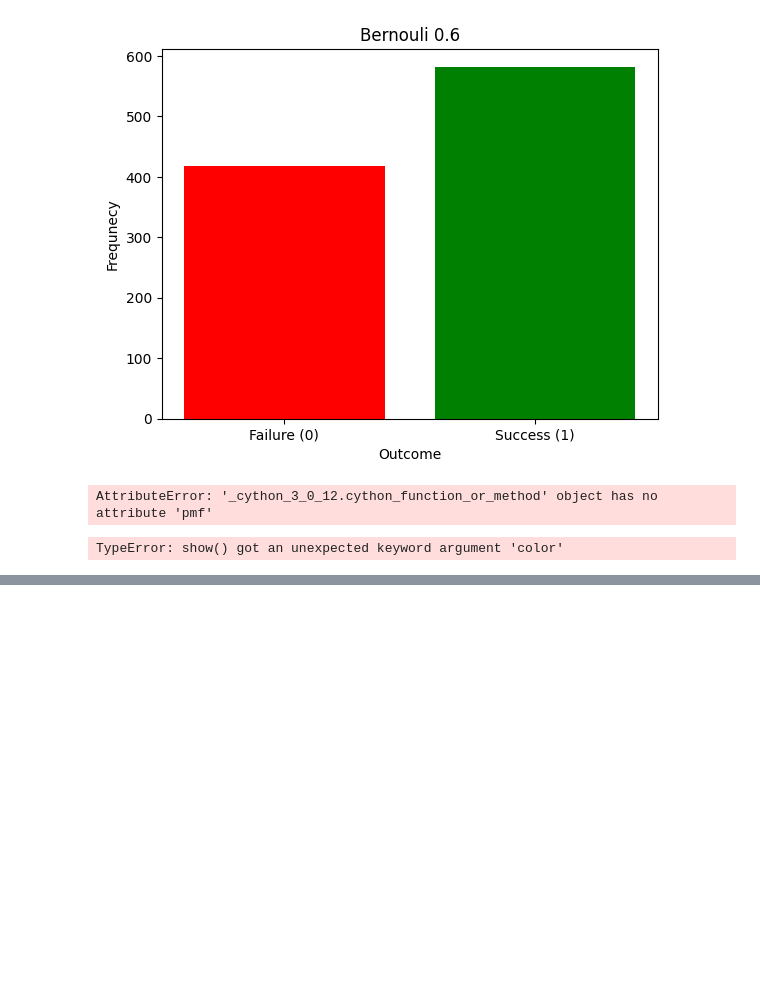
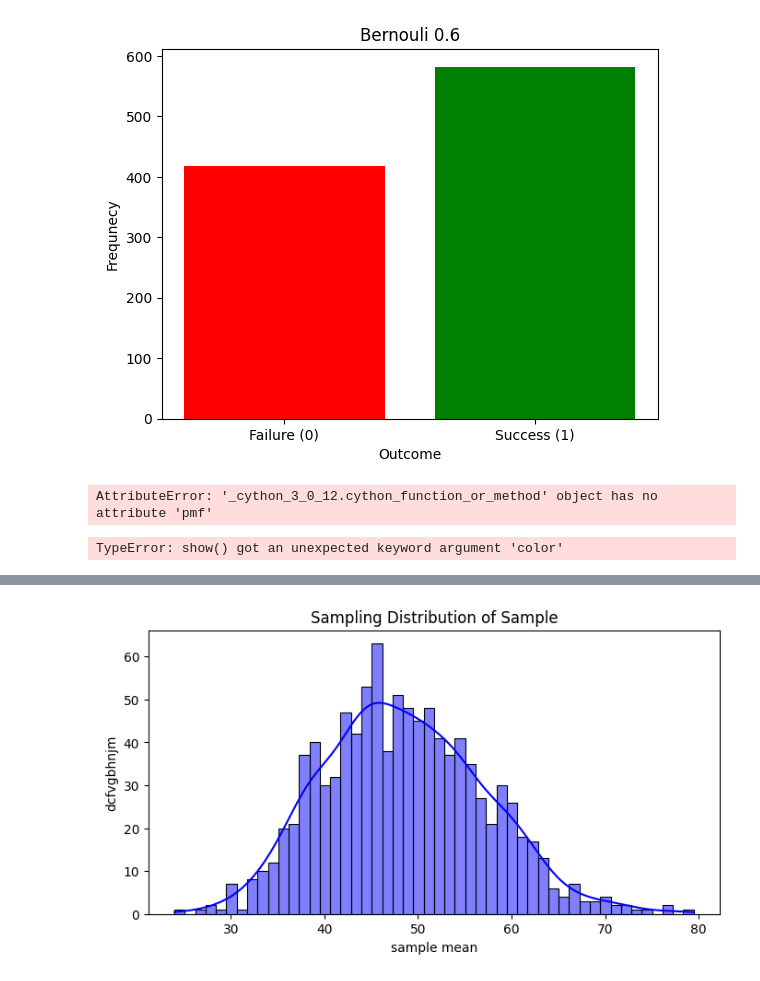
Before and after one commit to manivenkatasai9494/tekworks, a Jupyter notebook: stats/disyy.ipynb, the cells around one changed output, grey strips where cells are left out. Cells and saved outputs as stored; diff of their text form; code cells hidden in the pictures; blank space fills up the shorter version.

```diff
--- a/stats/disyy.ipynb
+++ b/stats/disyy.ipynb
@@ -70,0 +75,17 @@ plt.figure(figsize=(8,4))
+# %%
+sample_means = []
+n_samples = 1000
+sample_size =  30
+
+for _ in range(n_samples):
+    sample = np.random.choice(income_data,size=sample_size)
+    sample_means.append(np.mean(sample))
+
+plt.figure(figsize=(8,4))
+sns.histplot(sample_means,bins=50,kde=True,color="b")
+plt.title(f"Sampling Distribution of Sample")
+plt.xlabel("sample mean")
+plt.ylabel("dcfvgbhnjm")
+plt.show()
+# %% [output]
+[figure, added]
```
Also changed, not shown: parts of 1 cell of this notebook, 4 other files.
